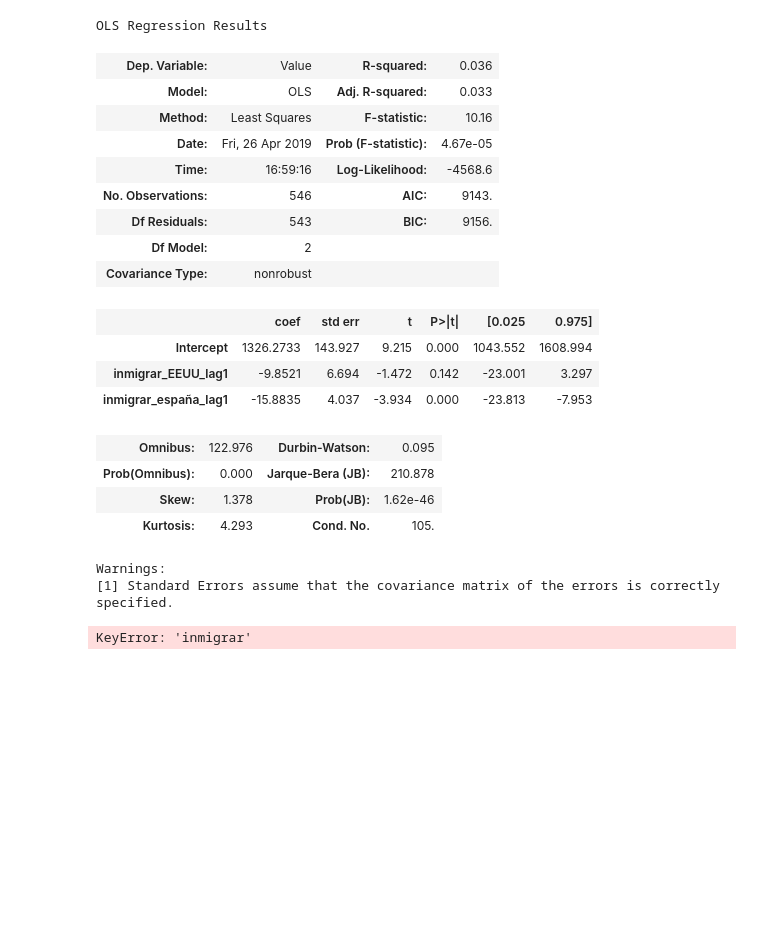
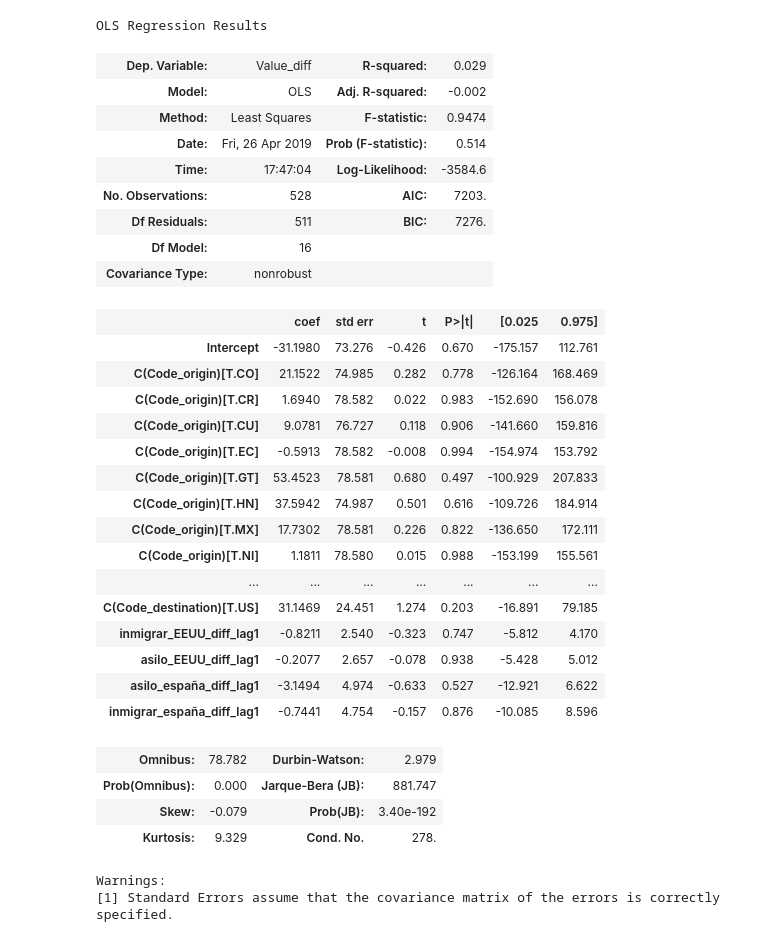
Before and after one commit to mattlerner/trendsmigration, a Jupyter notebook: Trends.ipynb, the cells around one changed output. Drawn from its saved outputs; the diff is of its cells as text; code cells hidden in the pictures; blank space fills up the shorter version.

```diff
--- a/Trends.ipynb
+++ b/Trends.ipynb
@@ -22,8 +29,10 @@ def pseudor2(frame): # first column actual, second column predicted
 refugees = pd.read_csv("refugees.csv")
 refugees['date_recode'] = pd.to_datetime(refugees['date_recode'])
 
-refugees_wlags = pd.read_csv("refugees_wlags.csv")
+refugees_wlags = pd.read_csv("refugees_wlags.csv").fillna(0)
 refugees_wlags['date_recode'] = pd.to_datetime(refugees_wlags['date_recode'])
+Y_wlags = refugees_wlags['Value']
+X_wlags = refugees_wlags.iloc[:,4:].fillna(0)
 
 # create a factor variable
 refugees['origin_factor'], origin_labels = pd.factorize(refugees['Code_origin'])
@@ -120,36 +90,39 @@ Warnings:
 # %%
-# same as above but without destination and origin codes
-ols_2 = smf.ols('Value ~ inmigrar_EEUU_lag1 + inmigrar_españa_lag1',data=refugees_wlags)
+# predicting diff
+
+ols_2 = smf.ols('Value_diff ~ inmigrar_EEUU_diff_lag1 + asilo_EEUU_diff_lag1 + asilo_españa_diff_lag1 + inmigrar_españa_diff_lag1 + C(Code_origin) + C(Code_destination)',data=refugees_wlags)
 ols_2_fit = ols_2.fit()
 ols_2_fit.summary()
 # %% [output]
 OLS Regression Results
-| Dep. Variable: | Value | R-squared: | 0.036 |
-| Model: | OLS | Adj. R-squared: | 0.033 |
-| Method: | Least Squares | F-statistic: | 10.16 |
-| Date: | Fri, 26 Apr 2019 | Prob (F-statistic): | 4.67e-05 |
-| Time: | 16:59:16 | Log-Likelihood: | -4568.6 |
-| No. Observations: | 546 | AIC: | 9143. |
-| Df Residuals: | 543 | BIC: | 9156. |
-| Df Model: | 2 |  |  |
+| Dep. Variable: | Value_diff | R-squared: | 0.029 |
+| Model: | OLS | Adj. R-squared: | -0.002 |
+| Method: | Least Squares | F-statistic: | 0.9474 |
+| Date: | Fri, 26 Apr 2019 | Prob (F-statistic): | 0.514 |
+| Time: | 17:47:04 | Log-Likelihood: | -3584.6 |
+| No. Observations: | 528 | AIC: | 7203. |
+| Df Residuals: | 511 | BIC: | 7276. |
+| Df Model: | 16 |  |  |
 | Covariance Type: | nonrobust |  |  |
 |  | coef | std err | t | P>|t| | [0.025 | 0.975] |
-| Intercept | 1326.2733 | 143.927 | 9.215 | 0.000 | 1043.552 | 1608.994 |
-| inmigrar_EEUU_lag1 | -9.8521 | 6.694 | -1.472 | 0.142 | -23.001 | 3.297 |
-| inmigrar_españa_lag1 | -15.8835 | 4.037 | -3.934 | 0.000 | -23.813 | -7.953 |
+| Intercept | -31.1980 | 73.276 | -0.426 | 0.670 | -175.157 | 112.761 |
+| C(Code_origin)[T.CO] | 21.1522 | 74.985 | 0.282 | 0.778 | -126.164 | 168.469 |
+| C(Code_origin)[T.CR] | 1.6940 | 78.582 | 0.022 | 0.983 | -152.690 | 156.078 |
+| C(Code_origin)[T.CU] | 9.0781 | 76.727 | 0.118 | 0.906 | -141.660 | 159.816 |
+| C(Code_origin)[T.EC] | -0.5913 | 78.582 | -0.008 | 0.994 | -154.974 | 153.792 |
+| C(Code_origin)[T.GT] | 53.4523 | 78.581 | 0.680 | 0.497 | -100.929 | 207.833 |
+| C(Code_origin)[T.HN] | 37.5942 | 74.987 | 0.501 | 0.616 | -109.726 | 184.914 |
+| C(Code_origin)[T.MX] | 17.7302 | 78.581 | 0.226 | 0.822 | -136.650 | 172.111 |
+| C(Code_origin)[T.NI] | 1.1811 | 78.580 | 0.015 | 0.988 | -153.199 | 155.561 |
+| ... | ... | ... | ... | ... | ... | ... |
+| C(Code_destination)[T.US] | 31.1469 | 24.451 | 1.274 | 0.203 | -16.891 | 79.185 |
+| inmigrar_EEUU_diff_lag1 | -0.8211 | 2.540 | -0.323 | 0.747 | -5.812 | 4.170 |
+| asilo_EEUU_diff_lag1 | -0.2077 | 2.657 | -0.078 | 0.938 | -5.428 | 5.012 |
+| asilo_españa_diff_lag1 | -3.1494 | 4.974 | -0.633 | 0.527 | -12.921 | 6.622 |
+| inmigrar_españa_diff_lag1 | -0.7441 | 4.754 | -0.157 | 0.876 | -10.085 | 8.596 |
-| Omnibus: | 122.976 | Durbin-Watson: | 0.095 |
-| Prob(Omnibus): | 0.000 | Jarque-Bera (JB): | 210.878 |
-| Skew: | 1.378 | Prob(JB): | 1.62e-46 |
-| Kurtosis: | 4.293 | Cond. No. | 105. |
+| Omnibus: | 78.782 | Durbin-Watson: | 2.979 |
+| Prob(Omnibus): | 0.000 | Jarque-Bera (JB): | 881.747 |
+| Skew: | -0.079 | Prob(JB): | 3.40e-192 |
+| Kurtosis: | 9.329 | Cond. No. | 278. |
 Warnings:
 [1] Standard Errors assume that the covariance matrix of the errors is correctly specified.
-# %%
-# so when we look at the standard errors of inmigrar_lag1:EEUU_lag1. we see they're actually pretty narrow.
-# so it looks like that interaction might actually be a good predictor of, perhaps, origin?
-
-refugees_wlags['x_inmigrar_EEUU'] = refugees_wlags['inmigrar'] * refugees_wlags['EEUU']
-interaction_1 = smf.ols('x_inmigrar_EEUU ~ C(Name_origin)',data=refugees_wlags)
-interaction_1_fit = interaction_1.fit()
-interaction_1_fit.summary()
-# %% [output]
-KeyError: 'inmigrar'
```
Also changed, not shown: parts of 24 cells of this notebook, 4 other files.
